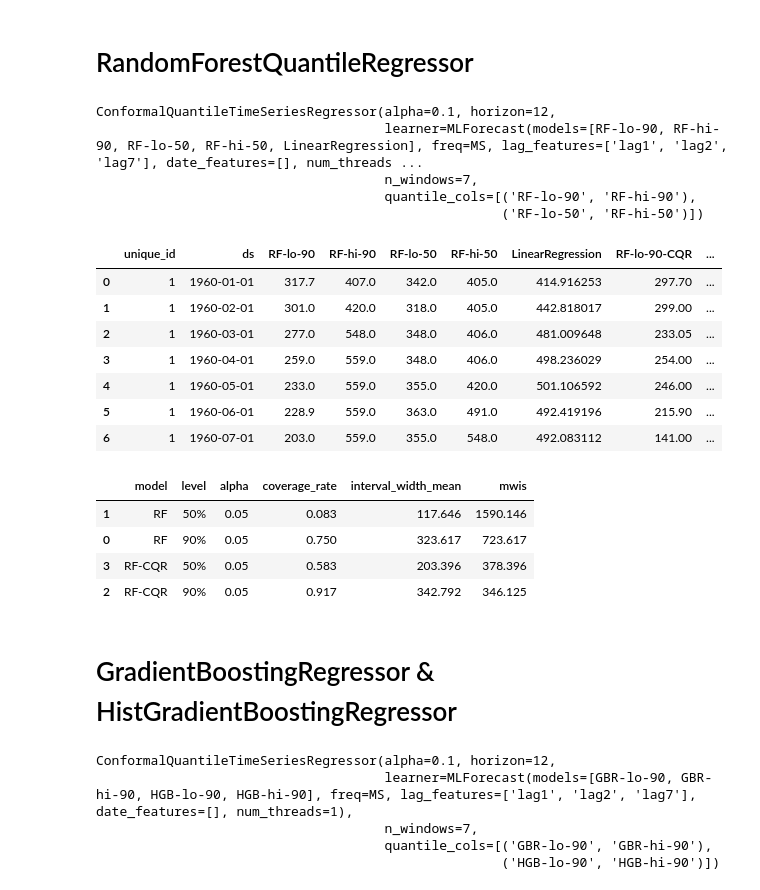
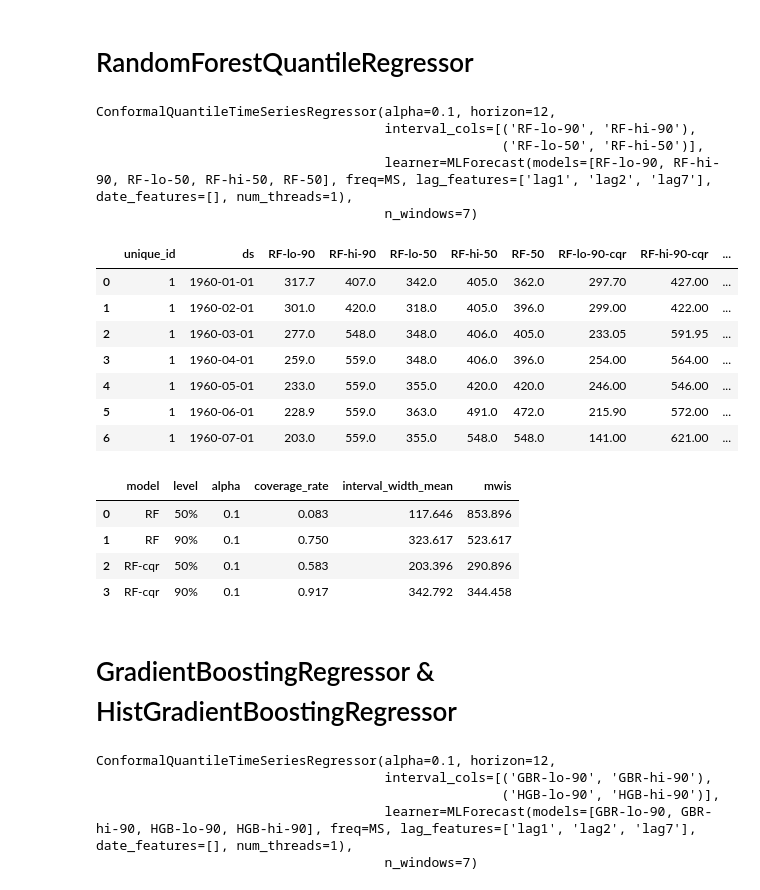
Before and after one commit to heylucasleao/tinyconformal, a Jupyter notebook: examples/series/tsqcr.ipynb, the cells around one changed output. Cells and saved outputs as stored; diff of their text form; code cells hidden in the pictures.

```diff
--- a/examples/series/tsqcr.ipynb
+++ b/examples/series/tsqcr.ipynb
@@ -107,7 +107,10 @@ def model_callable():
         "RF-hi-50": QuantileRF(
             quantile=0.75, n_estimators=100, max_depth=8, random_state=42
         ),
-        "LinearRegression": LinearRegression()
+        "RF-50": QuantileRF(
+            quantile=0.50, n_estimators=100, max_depth=8, random_state=42
+        ),
+        #"LinearRegression": LinearRegression()
     }
     return MLForecast(
         models=models,
@@ -121,7 +124,7 @@ models = model_callable()
 cqr = ConformalQuantileTimeSeriesRegressor(
      learner=models,
      horizon=12,
-     quantile_cols=[
+     interval_cols=[
          ("RF-lo-90", "RF-hi-90"),
          ("RF-lo-50", "RF-hi-50"),
      ],
@@ -131,29 +134,29 @@ cqr = ConformalQuantileTimeSeriesRegressor(
 cqr.fit(train, static_features=[])
 # %% [output]
 ConformalQuantileTimeSeriesRegressor(alpha=0.1, horizon=12,
-                                     learner=MLForecast(models=[RF-lo-90, RF-hi-90, RF-lo-50, RF-hi-50, LinearRegression], freq=MS, lag_features=['lag1', 'lag2', 'lag7'], date_features=[], num_threads ...
-                                     n_windows=7,
-                                     quantile_cols=[('RF-lo-90', 'RF-hi-90'),
-                                                    ('RF-lo-50', 'RF-hi-50')])
+                                     interval_cols=[('RF-lo-90', 'RF-hi-90'),
+                                                    ('RF-lo-50', 'RF-hi-50')],
+                                     learner=MLForecast(models=[RF-lo-90, RF-hi-90, RF-lo-50, RF-hi-50, RF-50], freq=MS, lag_features=['lag1', 'lag2', 'lag7'], date_features=[], num_threads=1),
+                                     n_windows=7)
 # %%
 cqr.predict_interval(h=7, X_df=test)
 # %% [output]
-|  | unique_id | ds | RF-lo-90 | RF-hi-90 | RF-lo-50 | RF-hi-50 | LinearRegression | RF-lo-90-CQR | ... |
-| 0 | 1 | 1960-01-01 | 317.7 | 407.0 | 342.0 | 405.0 | 414.916253 | 297.70 | ... |
-| 1 | 1 | 1960-02-01 | 301.0 | 420.0 | 318.0 | 405.0 | 442.818017 | 299.00 | ... |
-| 2 | 1 | 1960-03-01 | 277.0 | 548.0 | 348.0 | 406.0 | 481.009648 | 233.05 | ... |
-| 3 | 1 | 1960-04-01 | 259.0 | 559.0 | 348.0 | 406.0 | 498.236029 | 254.00 | ... |
-| 4 | 1 | 1960-05-01 | 233.0 | 559.0 | 355.0 | 420.0 | 501.106592 | 246.00 | ... |
-| 5 | 1 | 1960-06-01 | 228.9 | 559.0 | 363.0 | 491.0 | 492.419196 | 215.90 | ... |
-| 6 | 1 | 1960-07-01 | 203.0 | 559.0 | 355.0 | 548.0 | 492.083112 | 141.00 | ... |
+|  | unique_id | ds | RF-lo-90 | RF-hi-90 | RF-lo-50 | RF-hi-50 | RF-50 | RF-lo-90-cqr | RF-hi-90-cqr | ... |
+| 0 | 1 | 1960-01-01 | 317.7 | 407.0 | 342.0 | 405.0 | 362.0 | 297.70 | 427.00 | ... |
+| 1 | 1 | 1960-02-01 | 301.0 | 420.0 | 318.0 | 405.0 | 396.0 | 299.00 | 422.00 | ... |
+| 2 | 1 | 1960-03-01 | 277.0 | 548.0 | 348.0 | 406.0 | 405.0 | 233.05 | 591.95 | ... |
+| 3 | 1 | 1960-04-01 | 259.0 | 559.0 | 348.0 | 406.0 | 396.0 | 254.00 | 564.00 | ... |
+| 4 | 1 | 1960-05-01 | 233.0 | 559.0 | 355.0 | 420.0 | 420.0 | 246.00 | 546.00 | ... |
+| 5 | 1 | 1960-06-01 | 228.9 | 559.0 | 363.0 | 491.0 | 472.0 | 215.90 | 572.00 | ... |
+| 6 | 1 | 1960-07-01 | 203.0 | 559.0 | 355.0 | 548.0 | 548.0 | 141.00 | 621.00 | ... |
 # %%
-cqr.evaluate(test, h=12, alpha=0.05)
+cqr.evaluate(test, h=12, alpha=0.10)
 # %% [output]
 |  | model | level | alpha | coverage_rate | interval_width_mean | mwis |
-| 1 | RF | 50% | 0.05 | 0.083 | 117.646 | 1590.146 |
-| 0 | RF | 90% | 0.05 | 0.750 | 323.617 | 723.617 |
-| 3 | RF-CQR | 50% | 0.05 | 0.583 | 203.396 | 378.396 |
-| 2 | RF-CQR | 90% | 0.05 | 0.917 | 342.792 | 346.125 |
+| 0 | RF | 50% | 0.1 | 0.083 | 117.646 | 853.896 |
+| 1 | RF | 90% | 0.1 | 0.750 | 323.617 | 523.617 |
+| 2 | RF-cqr | 50% | 0.1 | 0.583 | 203.396 | 290.896 |
+| 3 | RF-cqr | 90% | 0.1 | 0.917 | 342.792 | 344.458 |
 # %% [markdown]
 # GradientBoostingRegressor & HistGradientBoostingRegressor
 # %%
@@ -175,7 +178,7 @@ models = model_callable()
 cqr = ConformalQuantileTimeSeriesRegressor(
      learner=models,
      horizon=12,
-     quantile_cols=[
+     interval_cols=[
          ("GBR-lo-90", "GBR-hi-90"),
          ("HGB-lo-90", "HGB-hi-90"),
      ],
@@ -185,10 +188,10 @@ cqr = ConformalQuantileTimeSeriesRegressor(
 cqr.fit(train, static_features=[])
 # %% [output]
 ConformalQuantileTimeSeriesRegressor(alpha=0.1, horizon=12,
+                                     interval_cols=[('GBR-lo-90', 'GBR-hi-90'),
+                                                    ('HGB-lo-90', 'HGB-hi-90')],
                                      learner=MLForecast(models=[GBR-lo-90, GBR-hi-90, HGB-lo-90, HGB-hi-90], freq=MS, lag_features=['lag1', 'lag2', 'lag7'], date_features=[], num_threads=1),
-                                     n_windows=7,
-                                     quantile_cols=[('GBR-lo-90', 'GBR-hi-90'),
-                                                    ('HGB-lo-90', 'HGB-hi-90')])
+                                     n_windows=7)
 # %%
 cqr.predict_interval(h=7, X_df=test)
 # %% [output]
```
Also changed, not shown: parts of 2 cells of this notebook.
